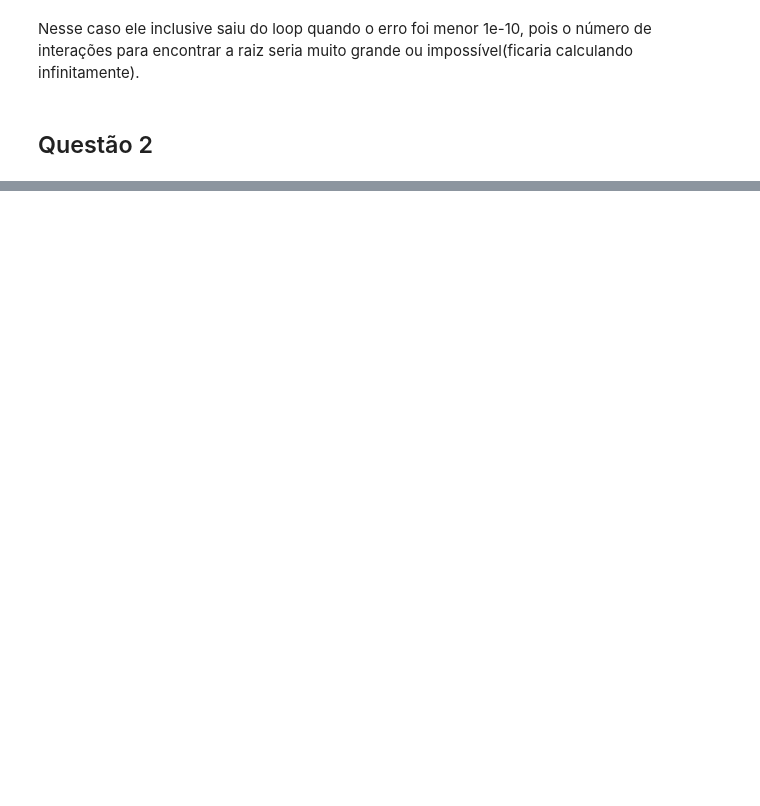
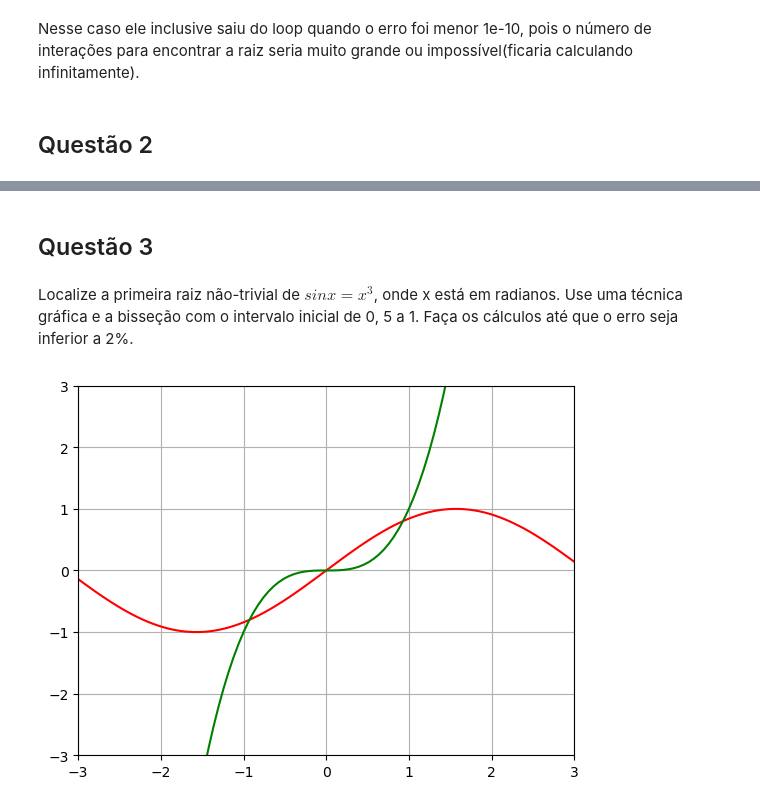
Before and after one commit to smalljooj/metodosNumericos, a Jupyter notebook: Ex2_Metodo_Bisseccao.ipynb, the cells around one changed output, grey strips where cells are left out. Drawn from its saved outputs; the diff is of its cells as text; code cells hidden in the pictures; blank space fills up the shorter version.

```diff
--- a/Ex2_Metodo_Bisseccao.ipynb
+++ b/Ex2_Metodo_Bisseccao.ipynb
@@ -49,0 +131,21 @@ Nesse caso ele inclusive saiu do loop quando o erro foi menor 1e-10, pois o núm
+# %% [markdown]
+## Questão 3
+# %% [markdown]
+Localize a primeira raiz não-trivial de $sin x = x^3$, onde x está em radianos. Use uma técnica gráfica e a bisseção com o intervalo inicial de 0, 5 a 1. Faça os cálculos até que o erro seja inferior a 2%.
+# %%
+x = np.linspace(-3, 3, 100)
+
+sin_x = lambda x: np.sin(x)
+x_3 = lambda x: x**3
+
+ax = plt.gca()
+ax.set_xlim([-3, 3])
+ax.set_ylim([-3, 3])
+
+plt.grid()
+plt.plot(x, sin_x(x), color='r', label='sin')
+plt.plot(x, x_3(x), color='g', label='x^3')
+
+plt.show()
+# %% [output]
+[figure, added]
```
Also changed, not shown: parts of 28 cells of this notebook, 3 other files.
